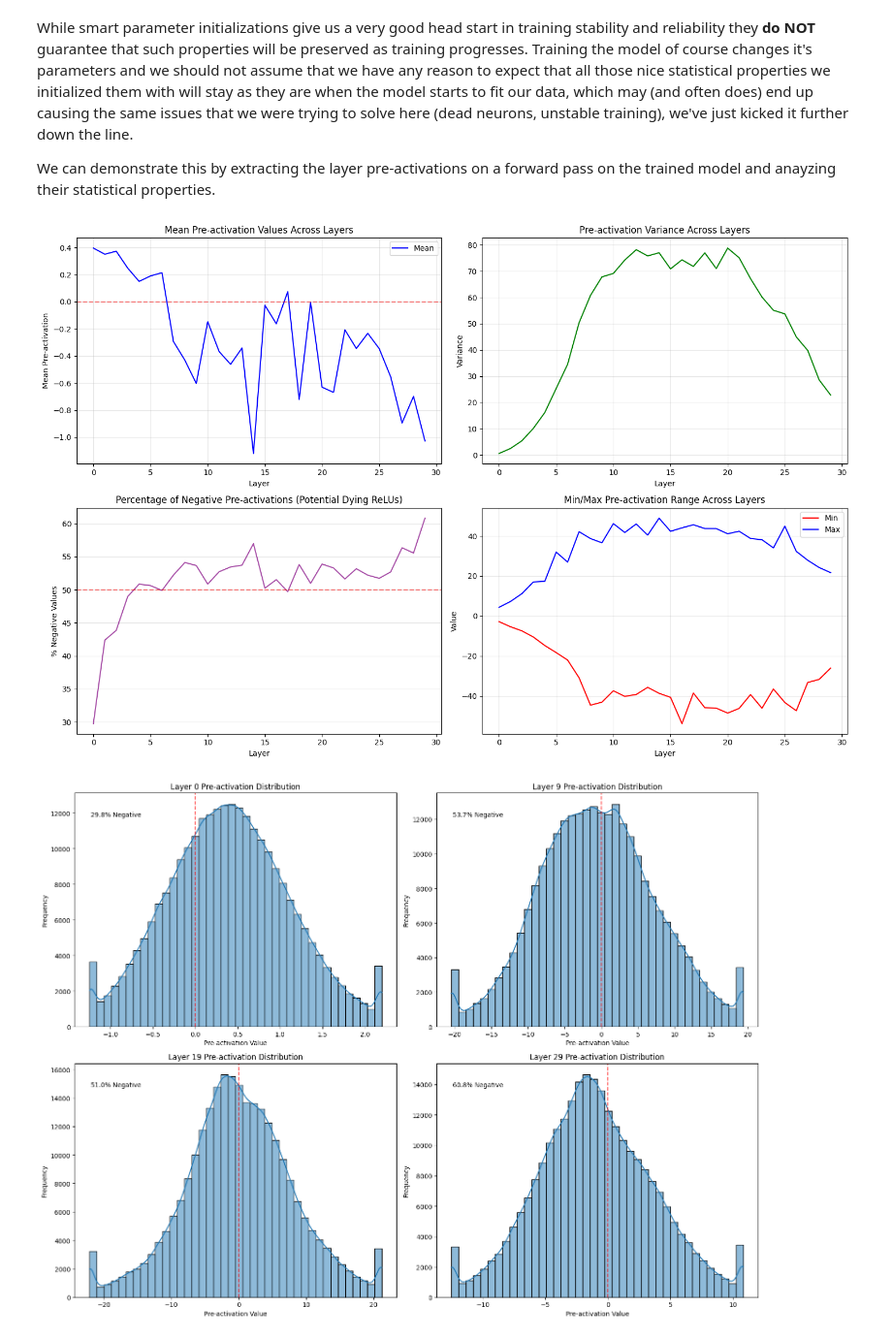
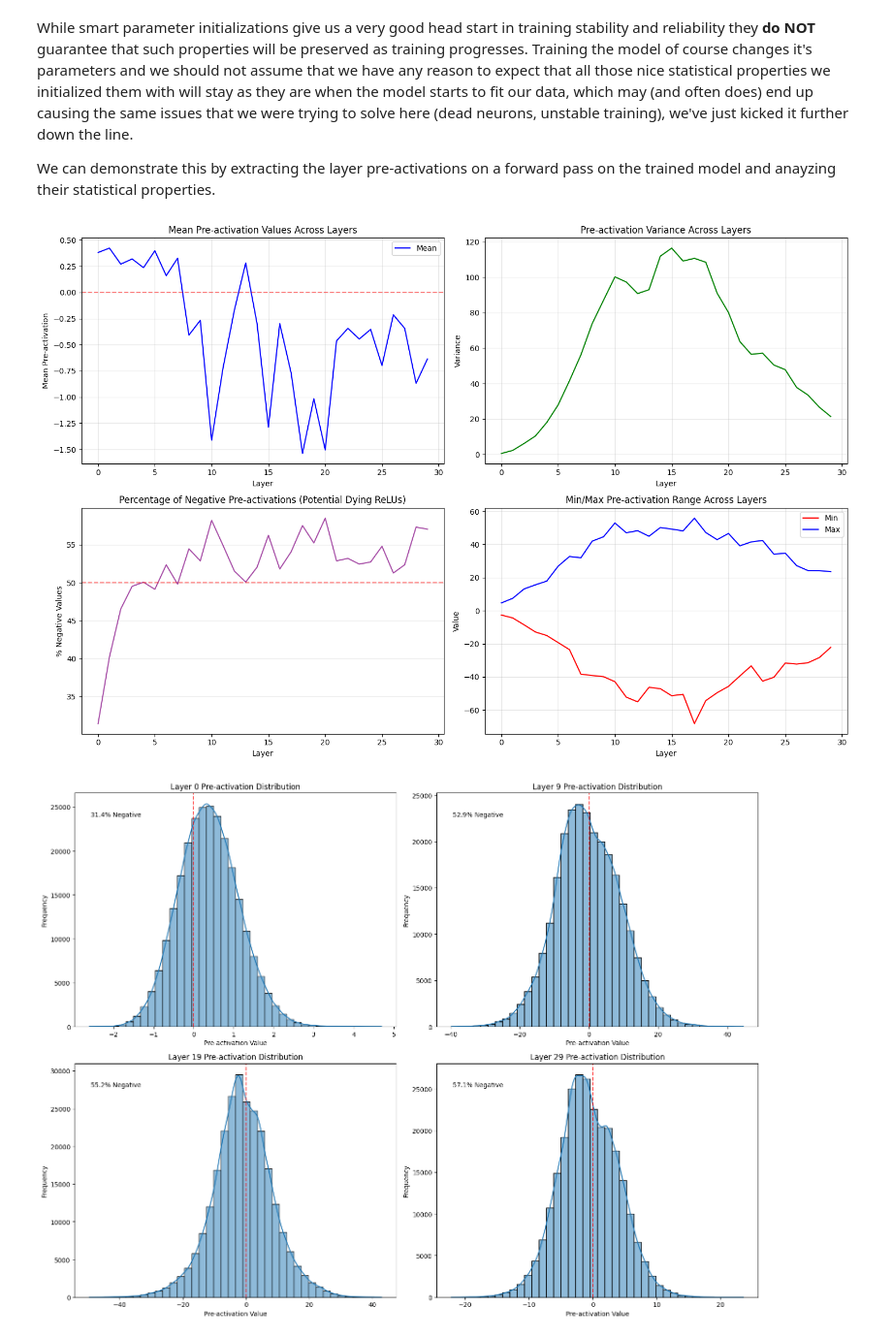
Before and after one commit to fodevac33/Learning-AI, a Jupyter notebook: notebooks/the_basics/basic_nlp_and_initializations.ipynb, the cells around one changed output. Shown at 97% size. Drawn from its saved outputs; the diff is of its cells as text; code cells hidden in the pictures.

```diff
--- a/notebooks/the_basics/basic_nlp_and_initializations.ipynb
+++ b/notebooks/the_basics/basic_nlp_and_initializations.ipynb
@@ -889,23 +887,20 @@ Total parameters: 3,474,432
 # %%
 learning_rate = 0.015
 batch_size = 2048
-total_batches = 35000 # Aprox. 6 epochs at 2048 batch size
+total_batches = 40000
 
-# Optimizer
 optimizer = torch.optim.SGD([embed, hidden_ctx, hidden, out], lr=learning_rate)
 
-# Move data to device
 X_train = X_train.to(device)
 Y_train = Y_train.to(device)
 X_val = X_val.to(device)
 Y_val = Y_val.to(device)
 
-# Function for validation
 def evaluate_full_dataset(X, Y, batch_size=4096):
     total_loss = 0
     num_batches = 0
 
-    # Process full validation set in batches to avoid memory issues
+    # Process in batches to avoid memory issues
     for i in range(0, len(X), batch_size):
         x_batch = X[i:i+batch_size]
         y_batch = Y[i:i+batch_size]
@@ -922,21 +917,19 @@ def evaluate_full_dataset(X, Y, batch_size=4096):
             total_loss += batch_loss.item() * len(x_batch)
             num_batches += 1
 
-    return total_loss / len(X)  # Return average loss over all examples
+    return total_loss / len(X)
 
-# Training setup
 train_losses = []
 val_losses = []
 val_batch_indices = []
 
-# Create a shuffled dataset
 dataset_size = len(X_train)
 indices = torch.randperm(dataset_size, device=device)
 
 for batch_num in range(total_batches):
     # Get batch indices with wraparound
     start_idx = (batch_num * batch_size) % dataset_size
-    # Handle wrap-around case
+
     if start_idx + batch_size > dataset_size:
         first_part = indices[start_idx:dataset_size]
         second_part = indices[:batch_size - len(first_part)]
@@ -944,7 +937,6 @@ for batch_num in range(total_batches):
     else:
         batch_idx = indices[start_idx:start_idx + batch_size]
 
-    # Get batch data
     x_batch = X_train[batch_idx]
     y_batch = Y_train[batch_idx]
 
@@ -955,7 +947,6 @@ for batch_num in range(total_batches):
         hidden_act = F.relu(hidden_act @ hidden[layer])
     out_logits = hidden_act @ out
 
-    # Compute loss
     loss = F.cross_entropy(out_logits, y_batch)
     train_losses.append(loss.item())
 
@@ -964,7 +955,7 @@ for batch_num in range(total_batches):
     loss.backward()
     optimizer.step()
 
-    # Validation every 50 batches
+    # Full validation every 50 batches
     if batch_num % 50 == 0:
         with torch.no_grad():
             val_loss = evaluate_full_dataset(X_val, Y_val)
@@ -1119,7 +1115,6 @@ def analyze_activations(model_params, x_data, num_layers=model_depth):
         for layer in range(hidden.shape[0]):
             pre_act = hidden_act @ hidden[layer]
 
-            # Calculate statistics
             pre_act_np = pre_act.cpu().numpy()
             stats = {
                 'layer': layer + 1,
@@ -1173,35 +1168,32 @@ plt.plot([s['layer'] for s in layer_stats], [s['min'] for s in layer_stats], 'r-
 plt.plot([s['layer'] for s in layer_stats], [s['max'] for s in layer_stats], 'b-', label='Max')
 plt.xlabel('Layer')
 plt.ylabel('Value')
 plt.title('Min/Max Pre-activation Range Across Layers')
 plt.grid(True, alpha=0.3)
 plt.legend()
 
 plt.tight_layout()
 plt.show()
 
 selected_layers = [0, 9, 19, 29]  # First, middle, and last layers
 plt.figure(figsize=(16, 12))
 
 for i, layer_idx in enumerate(selected_layers):
     plt.subplot(2, 2, i+1)
 
     hist_data = layer_stats[layer_idx]['histogram']
 
-    # Clip extreme values for better visualization
-    hist_data = np.clip(hist_data, np.percentile(hist_data, 1), np.percentile(hist_data, 99))
-
     sns.histplot(hist_data, bins=40, kde=True)
     plt.axvline(x=0, color='r', linestyle='--', alpha=0.7)
     plt.title(f'Layer {layer_idx} Pre-activation Distribution')
     plt.xlabel('Pre-activation Value')
     plt.ylabel('Frequency')
 
     neg_pct = layer_stats[layer_idx]['negative_pct']
     plt.annotate(f'{neg_pct:.1f}% Negative', xy=(0.05, 0.9), xycoords='axes fraction')
 
 plt.tight_layout()
 plt.show()
 # %% [output]
-[figure, old version]
+[figure, new version]
-[figure, old version]
+[figure, new version]
```
Also changed, not shown: parts of 20 cells of this notebook.
